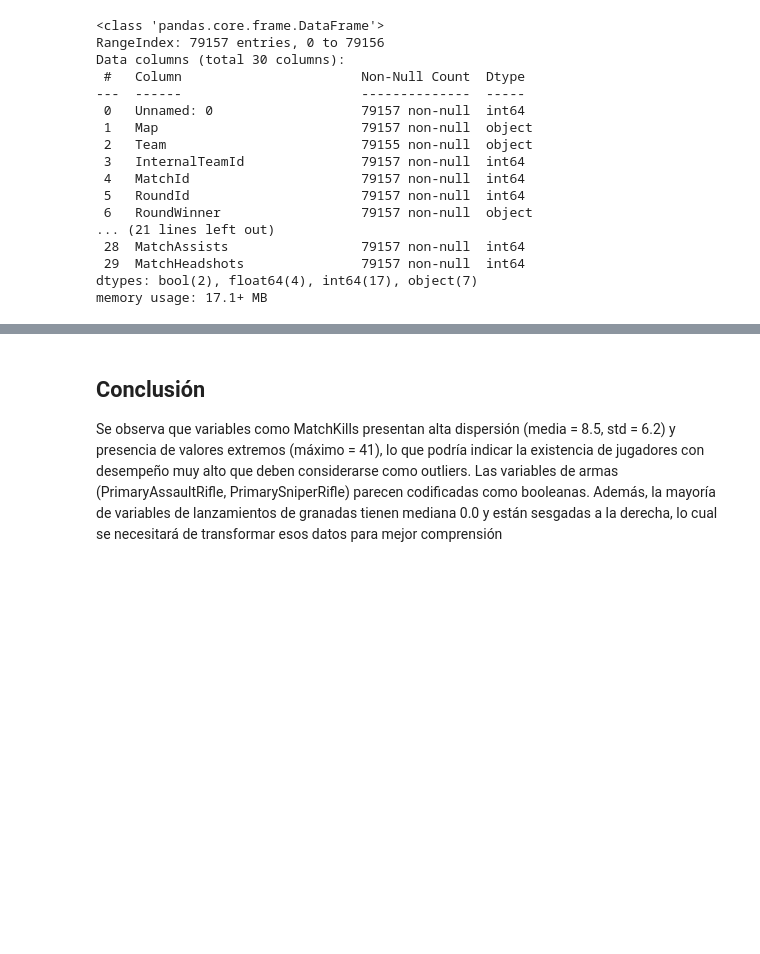
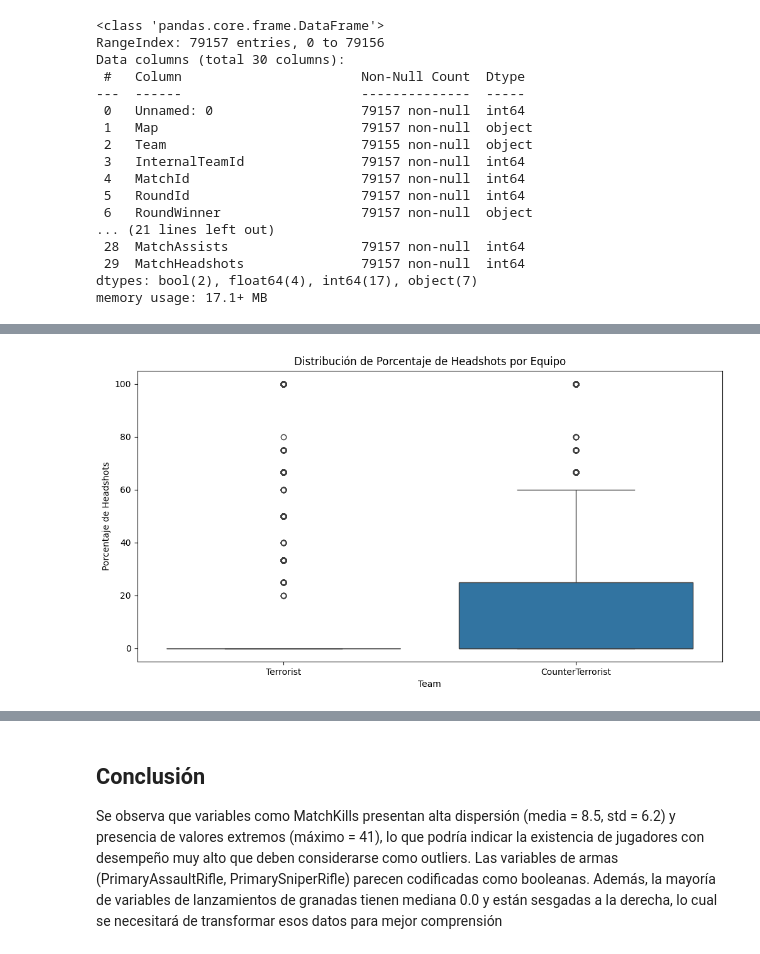
Before and after one commit to lonelystar16/fund-machinelearning, a Jupyter notebook: Informe Tecnico.ipynb, the cells around one changed output, grey strips where cells are left out. Saved outputs shown, nothing was run; the diff lists cells and outputs as text; code cells hidden in the pictures; blank space fills up the shorter version.

```diff
--- a/Informe Tecnico.ipynb
+++ b/Informe Tecnico.ipynb
@@ -194,0 +348,9 @@ dtype: float64
+# %%
+# Visualización de Porcentaje de Headshots por equipo
+plt.figure(figsize=(12, 6))
+sns.boxplot(data=rdf, x='Team', y='Headshot_Percentage')
+plt.title('Distribución de Porcentaje de Headshots por Equipo')
+plt.ylabel('Porcentaje de Headshots')
+plt.show()
+# %% [output]
+[figure, added]
```
Also changed, not shown: parts of 91 cells of this notebook, 1 other file.
